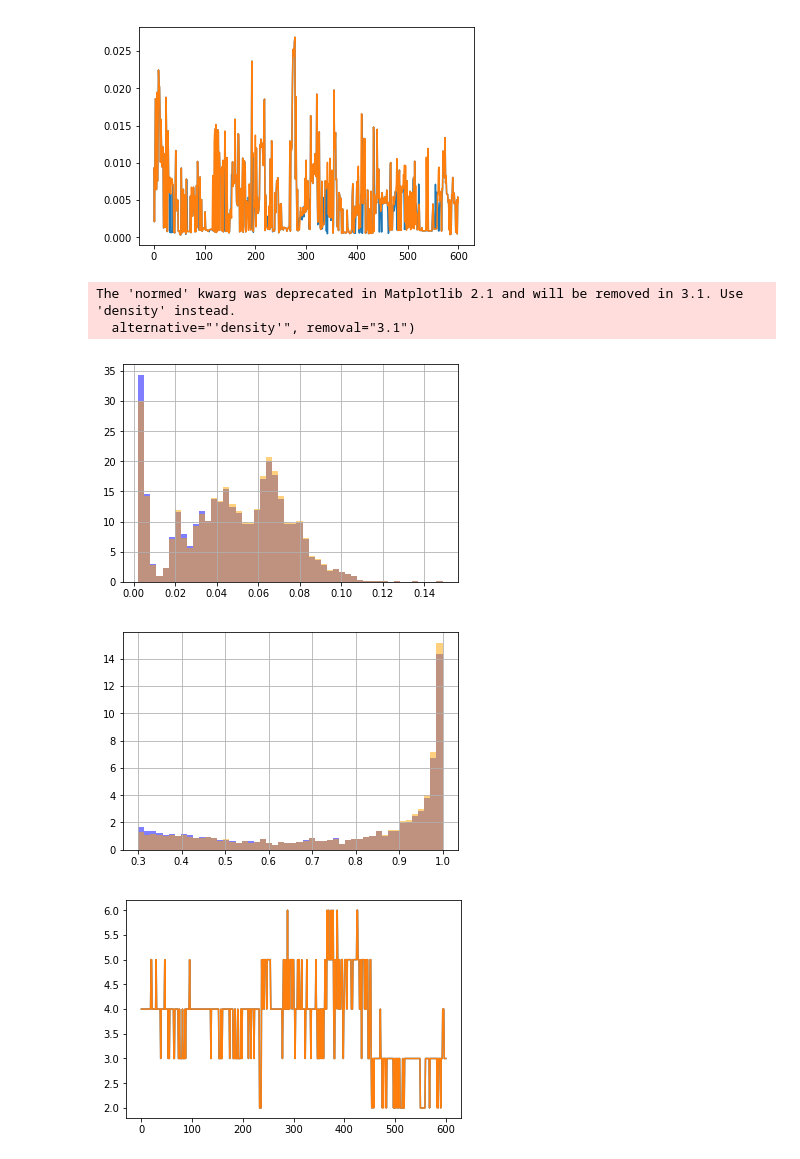
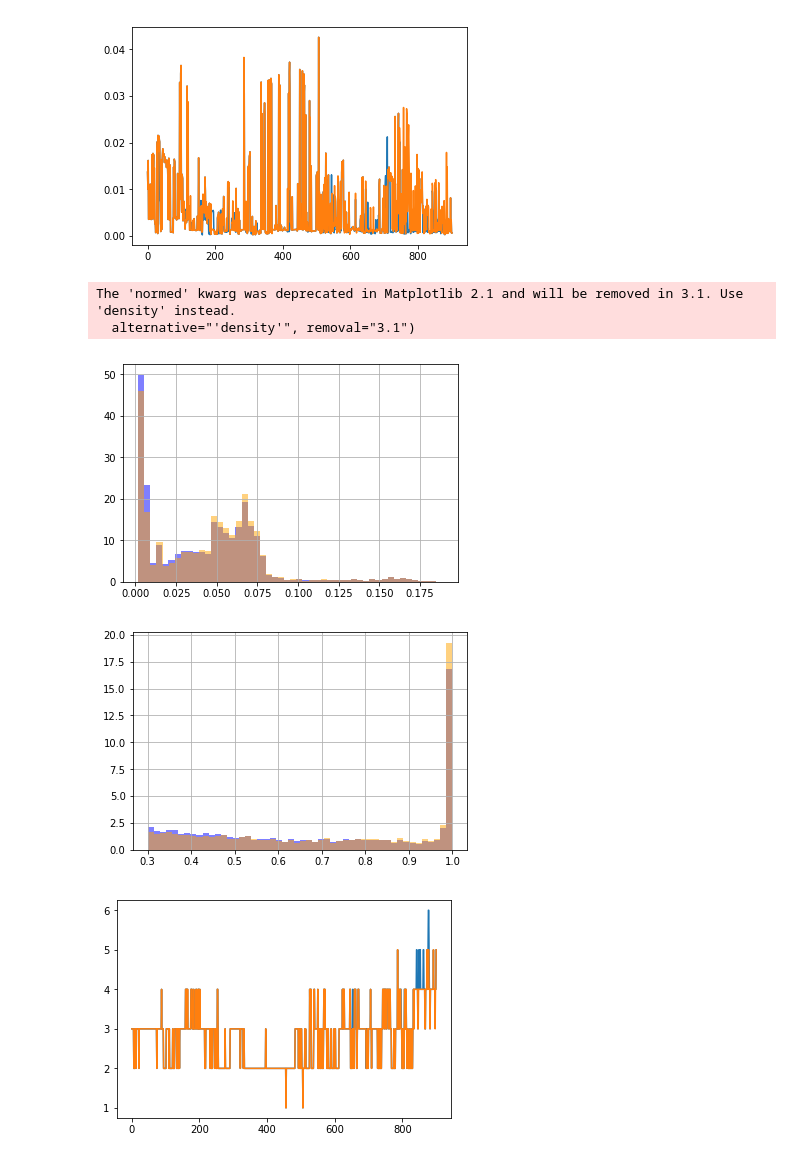
Before and after one commit to vincent-vdb/frameClassification, a Jupyter notebook: readCSVOutput.ipynb, the cells around one changed output. Drawn from its saved outputs; the diff is of its cells as text; code cells hidden in the pictures.

```diff
--- a/readCSVOutput.ipynb
+++ b/readCSVOutput.ipynb
@@ -298,6 +331,7 @@ def curve_smoothing(y, width) :
 # %%
 #csv_filename = '/home/vince/Documents/Freelance/Sweesp/source/frameClassification/myRawCSVFile_arat30-60.csv'
 csv_filename = '/home/vince/Documents/Freelance/Sweesp/source/frameClassification/myRawCSVFile_stage-large_cam_1_30fps_arat_660-680s_NAS.csv'
+csv_filename = '/home/vince/Documents/Freelance/Sweesp/source/frameClassification/myRawCSVFile_stage-large_cam_3_30fps_270-300s_res101.csv'
 # get the raw boxes
 raw_boxes_output, box_per_frame = get_raw_boxes_information(csv_filename)
 
@@ -320,7 +357,7 @@ mean_human_size = get_mean_human_boxes_size_per_frame(boxes_output, detect_thres
 plt.plot(np.arange(len(mean_human_size)), raw_mean_human_size, mean_human_size)
 plt.show()
 # %% [output]
-[figure, old version]
+[figure, new version]
 # %%
 raw_human_box_hist = get_human_boxes_size_hist(raw_boxes_output, detect_threshold = detect_threshold)
 human_box_hist = get_human_boxes_size_hist(boxes_output, detect_threshold = detect_threshold)
@@ -339,7 +376,7 @@ plt.show()
 # %% [output]
 The 'normed' kwarg was deprecated in Matplotlib 2.1 and will be removed in 3.1. Use 'density' instead.
   alternative="'density'", removal="3.1")
-[figure, old version]
+[figure, new version]
 # %%
 raw_scores_hist = get_detection_score_hist(raw_boxes_output)
 score_hist = get_detection_score_hist(boxes_output)
@@ -356,17 +393,17 @@ plt.grid(True)
 
 plt.show()
 # %% [output]
-[figure, old version]
+[figure, new version]
 # %%
 #
-detect_threshold = 0.8
-size_threshold = 0.02
+detect_threshold = 0.7
+size_threshold = 0.005
 raw_humans_per_frame = get_human_boxes_per_frame(raw_boxes_output, detect_threshold = detect_threshold, size_threshold = size_threshold)
 humans_per_frame = get_human_boxes_per_frame(boxes_output, detect_threshold = detect_threshold, size_threshold = size_threshold)
 
 plt.plot(np.arange(len(humans_per_frame)), raw_humans_per_frame, humans_per_frame)
 plt.show()
 # %% [output]
-[figure, old version]
+[figure, new version]
 # %%
 # Perform curve smoothing on the humans per frame data
```
Also changed, not shown: parts of 6 cells of this notebook.
